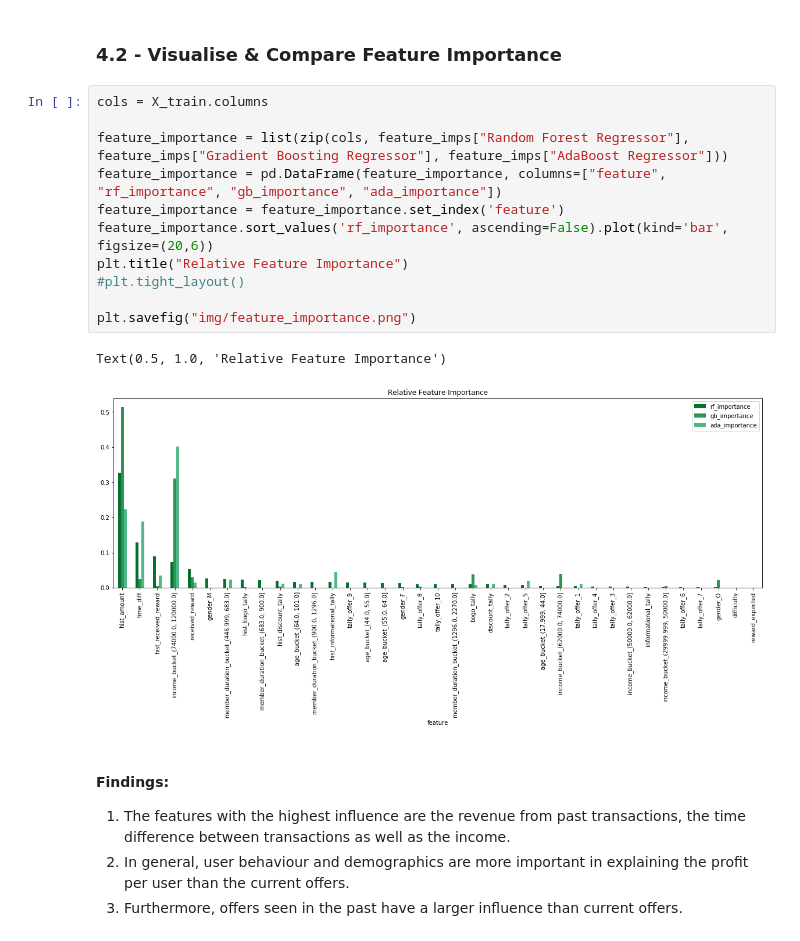
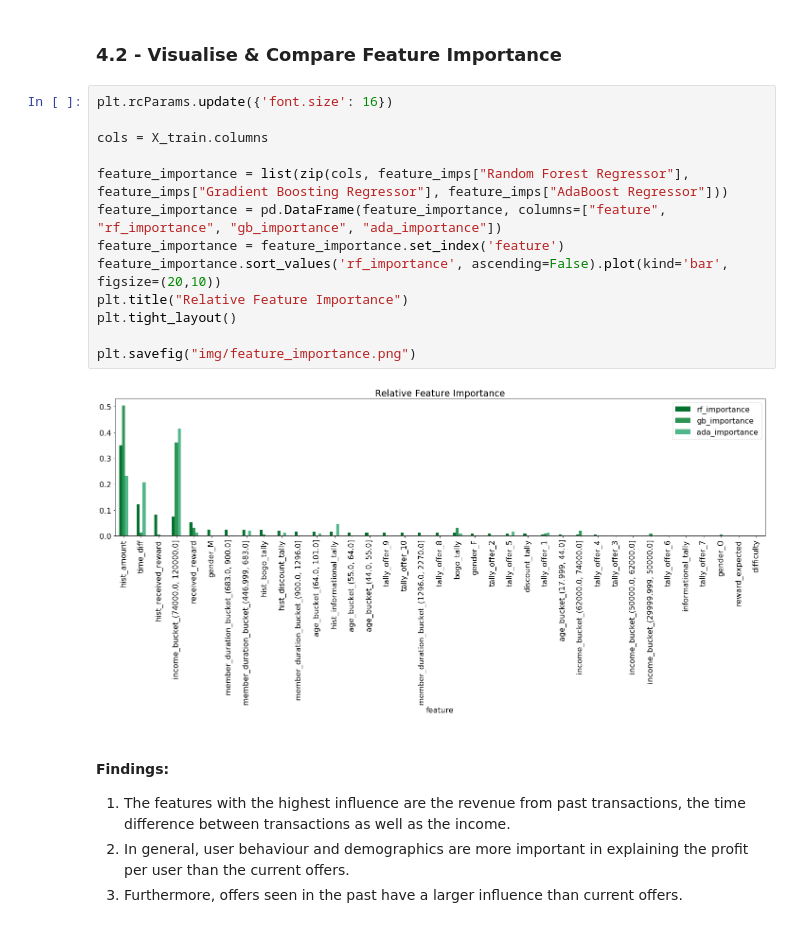
Before and after one commit to GunnarGriese/capstone-udacity, a Jupyter notebook: Starbucks_Capstone_notebook.ipynb, the cells around one changed output. Drawn from its saved outputs; the diff is of its cells as text.

```diff
--- a/Starbucks_Capstone_notebook.ipynb
+++ b/Starbucks_Capstone_notebook.ipynb
@@ -864,19 +864,20 @@ Training for AdaBoost Regressor took 0.6014094352722168 seconds.
 # %% [markdown]
 ### 4.2 - Visualise & Compare Feature Importance
 # %%
+plt.rcParams.update({'font.size': 16})
+
 cols = X_train.columns
 
 feature_importance = list(zip(cols, feature_imps["Random Forest Regressor"], feature_imps["Gradient Boosting Regressor"], feature_imps["AdaBoost Regressor"]))
 feature_importance = pd.DataFrame(feature_importance, columns=["feature", "rf_importance", "gb_importance", "ada_importance"])
 feature_importance = feature_importance.set_index('feature')
-feature_importance.sort_values('rf_importance', ascending=False).plot(kind='bar', figsize=(20,6))
+feature_importance.sort_values('rf_importance', ascending=False).plot(kind='bar', figsize=(20,10))
 plt.title("Relative Feature Importance")
-#plt.tight_layout()
+plt.tight_layout()
 
 plt.savefig("img/feature_importance.png")
 # %% [output]
-Text(0.5, 1.0, 'Relative Feature Importance')
-[figure, old version]
+[figure, new version]
 # %% [markdown]
 #### Findings:
 
```
Also changed, not shown: 2 other files.
